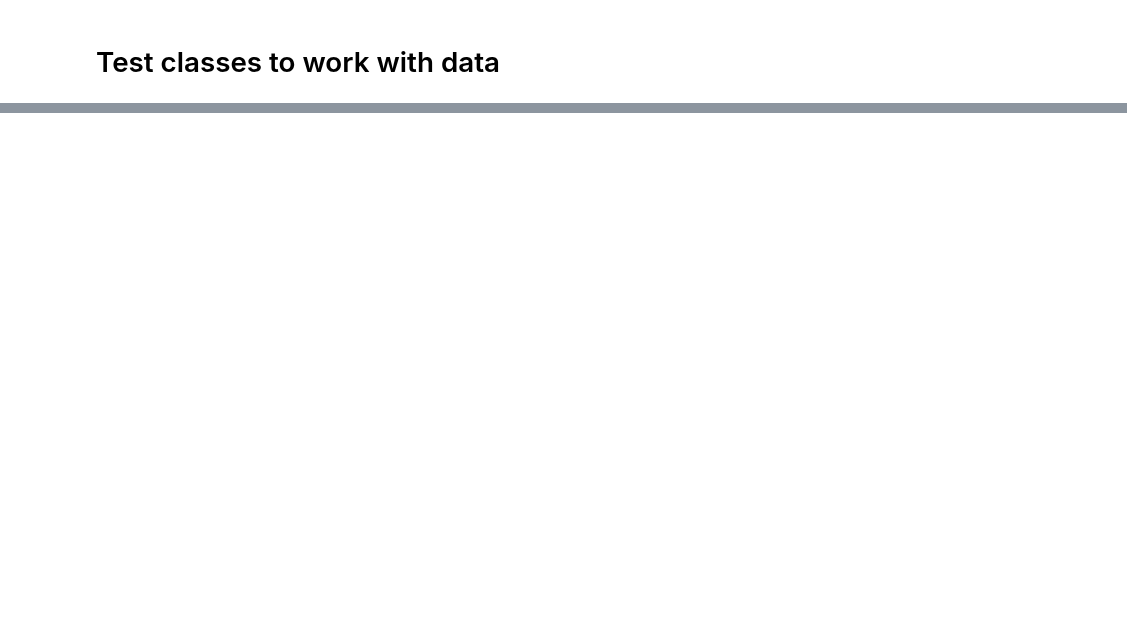
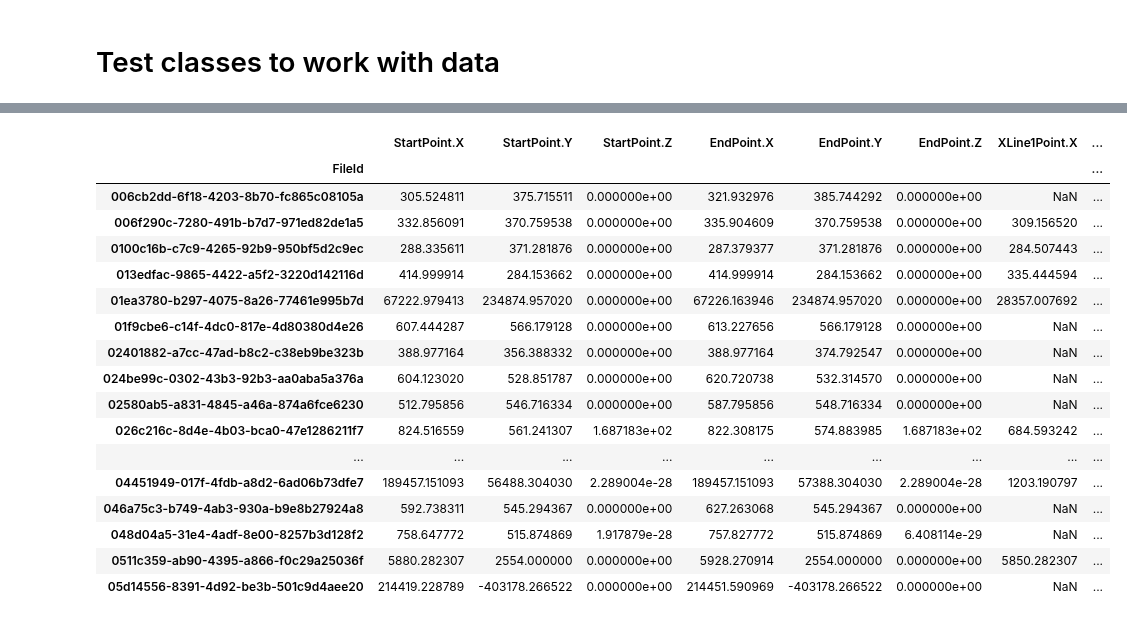
Before and after one commit to mihanick/dwg-crawl, a Jupyter notebook: JupyterNotebooks/6. ClusterDataset.ipynb, the cells around one changed output, grey strips where cells are left out. Saved outputs shown, nothing was run; the diff lists cells and outputs as text; code cells hidden in the pictures; blank space fills up the shorter version.

```diff
--- a/JupyterNotebooks/6. ClusterDataset.ipynb
+++ b/JupyterNotebooks/6. ClusterDataset.ipynb
@@ -256,6 +255,27 @@ torch.Size([6, 6]) tensor([[0., 0., 0., 0., 0., 0.]])
 from dataset import DwgDataset
 # %%
 dwg_dataset = DwgDataset('test_dataset_cluster_labeled.pickle', batch_size = 4)
+# %%
+dwg_dataset.entities.data_frame.groupby(['FileId']).max()
+# %% [output]
+|  | StartPoint.X | StartPoint.Y | StartPoint.Z | EndPoint.X | EndPoint.Y | EndPoint.Z | XLine1Point.X | ... |
+| FileId |  |  |  |  |  |  |  | ... |
+| 006cb2dd-6f18-4203-8b70-fc865c08105a | 305.524811 | 375.715511 | 0.000000e+00 | 321.932976 | 385.744292 | 0.000000e+00 | NaN | ... |
+| 006f290c-7280-491b-b7d7-971ed82de1a5 | 332.856091 | 370.759538 | 0.000000e+00 | 335.904609 | 370.759538 | 0.000000e+00 | 309.156520 | ... |
+| 0100c16b-c7c9-4265-92b9-950bf5d2c9ec | 288.335611 | 371.281876 | 0.000000e+00 | 287.379377 | 371.281876 | 0.000000e+00 | 284.507443 | ... |
+| 013edfac-9865-4422-a5f2-3220d142116d | 414.999914 | 284.153662 | 0.000000e+00 | 414.999914 | 284.153662 | 0.000000e+00 | 335.444594 | ... |
+| 01ea3780-b297-4075-8a26-77461e995b7d | 67222.979413 | 234874.957020 | 0.000000e+00 | 67226.163946 | 234874.957020 | 0.000000e+00 | 28357.007692 | ... |
+| 01f9cbe6-c14f-4dc0-817e-4d80380d4e26 | 607.444287 | 566.179128 | 0.000000e+00 | 613.227656 | 566.179128 | 0.000000e+00 | NaN | ... |
+| 02401882-a7cc-47ad-b8c2-c38eb9be323b | 388.977164 | 356.388332 | 0.000000e+00 | 388.977164 | 374.792547 | 0.000000e+00 | NaN | ... |
+| 024be99c-0302-43b3-92b3-aa0aba5a376a | 604.123020 | 528.851787 | 0.000000e+00 | 620.720738 | 532.314570 | 0.000000e+00 | NaN | ... |
+| 02580ab5-a831-4845-a46a-874a6fce6230 | 512.795856 | 546.716334 | 0.000000e+00 | 587.795856 | 548.716334 | 0.000000e+00 | NaN | ... |
+| 026c216c-8d4e-4b03-bca0-47e1286211f7 | 824.516559 | 561.241307 | 1.687183e+02 | 822.308175 | 574.883985 | 1.687183e+02 | 684.593242 | ... |
+| ... | ... | ... | ... | ... | ... | ... | ... | ... |
+| 04451949-017f-4fdb-a8d2-6ad06b73dfe7 | 189457.151093 | 56488.304030 | 2.289004e-28 | 189457.151093 | 57388.304030 | 2.289004e-28 | 1203.190797 | ... |
+| 046a75c3-b749-4ab3-930a-b9e8b27924a8 | 592.738311 | 545.294367 | 0.000000e+00 | 627.263068 | 545.294367 | 0.000000e+00 | NaN | ... |
+| 048d04a5-31e4-4adf-8e00-8257b3d128f2 | 758.647772 | 515.874869 | 1.917879e-28 | 757.827772 | 515.874869 | 6.408114e-29 | NaN | ... |
+| 0511c359-ab90-4395-a866-f0c29a25036f | 5880.282307 | 2554.000000 | 0.000000e+00 | 5928.270914 | 2554.000000 | 0.000000e+00 | 5850.282307 | ... |
+| 05d14556-8391-4d92-be3b-501c9d4aee20 | 214419.228789 | -403178.266522 | 0.000000e+00 | 214451.590969 | -403178.266522 | 0.000000e+00 | NaN | ... |
 # %%
 from IPython.display import Image
 from IPython.display import clear_output
```
Also changed, not shown: parts of 15 cells of this notebook, 4 other files.
